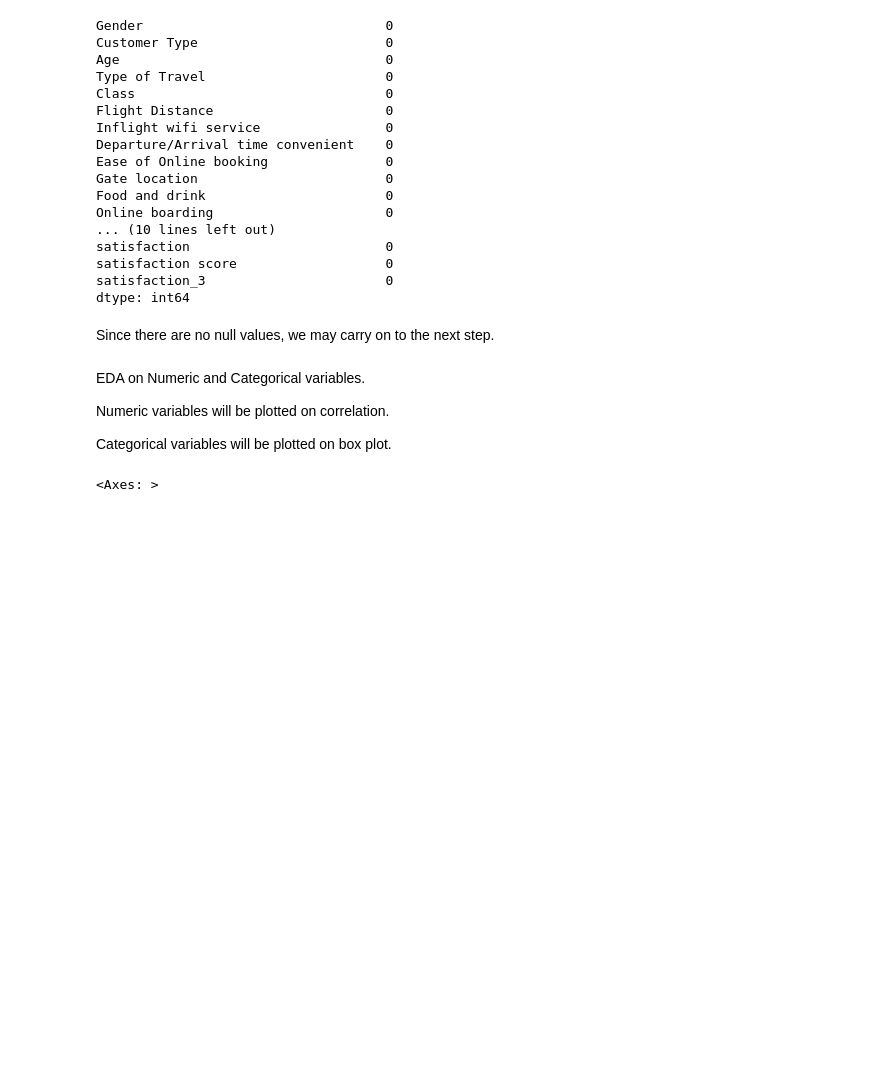
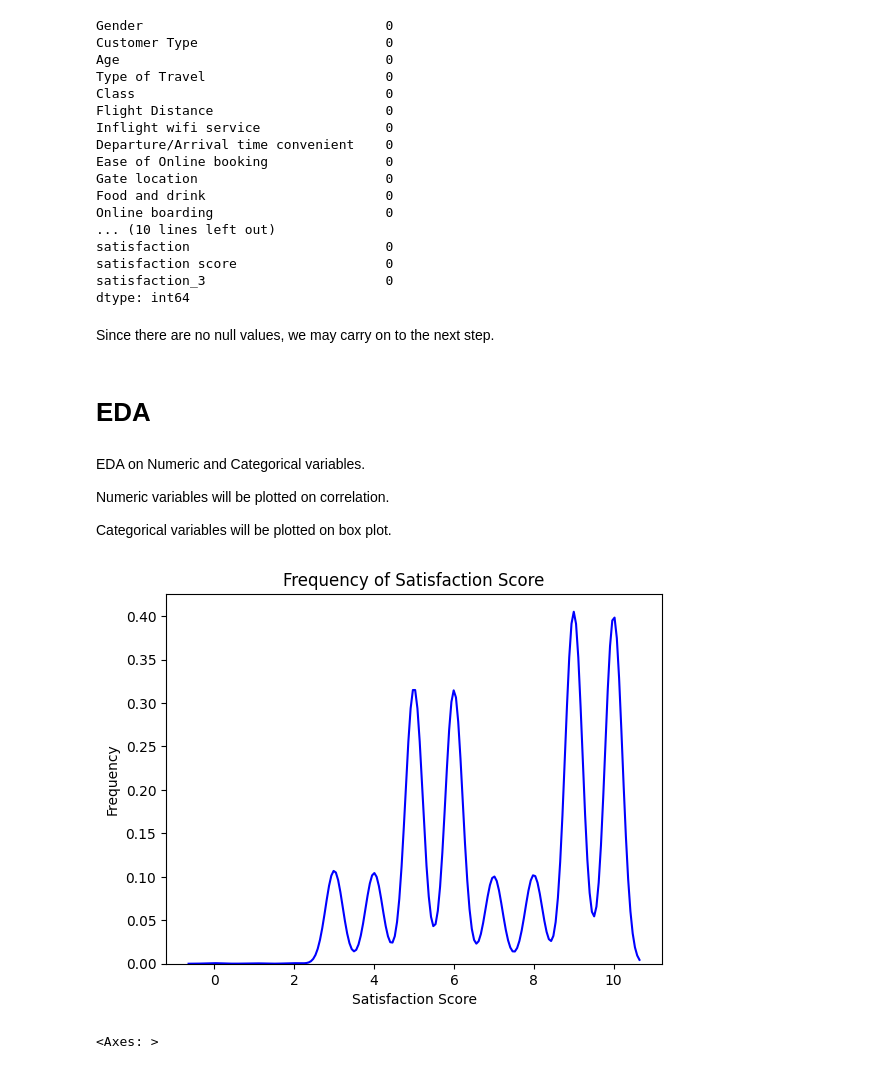
Before and after one commit to zihaow17/SMU_DSAxMaersk_Case_Comp_2023, a Jupyter notebook: data_cleaning_and_eda.ipynb, the cells around one changed output. Saved outputs shown, nothing was run; the diff lists cells and outputs as text; code cells hidden in the pictures; blank space fills up the shorter version.

```diff
--- a/data_cleaning_and_eda.ipynb
+++ b/data_cleaning_and_eda.ipynb
@@ -189,12 +190,23 @@ satisfaction_3                       0
 dtype: int64
 # %% [markdown]
 Since there are no null values, we may carry on to the next step.
+# %% [markdown]
+# EDA
 # %% [markdown]
 EDA on Numeric and Categorical variables.
 
 Numeric variables will be plotted on correlation.
 
 Categorical variables will be plotted on box plot.
+# %%
+sns.kdeplot(df['satisfaction score'], color = 'blue')
+plt.xlabel('Satisfaction Score')
+plt.ylabel('Frequency')
+plt.title('Frequency of Satisfaction Score')
+
+plt.show()
+# %% [output]
+[figure, added]
 # %%
 plt.figure(figsize=(12,10))
 sns.heatmap(df_numeric_vars.corr().round(3), vmin=-1, vmax=1, annot=True)
```
Also changed, not shown: parts of 5 cells of this notebook, 3 other files.
